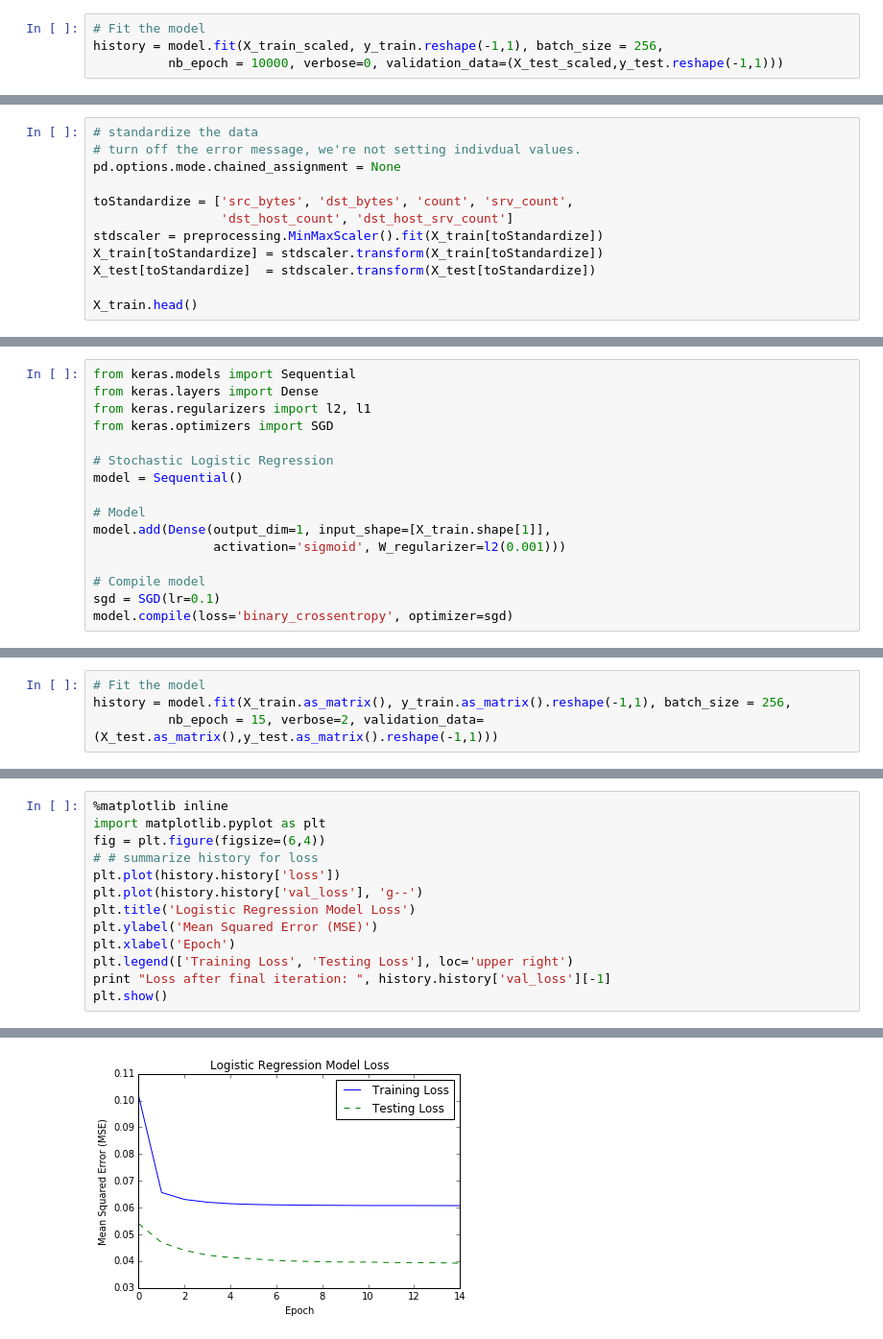
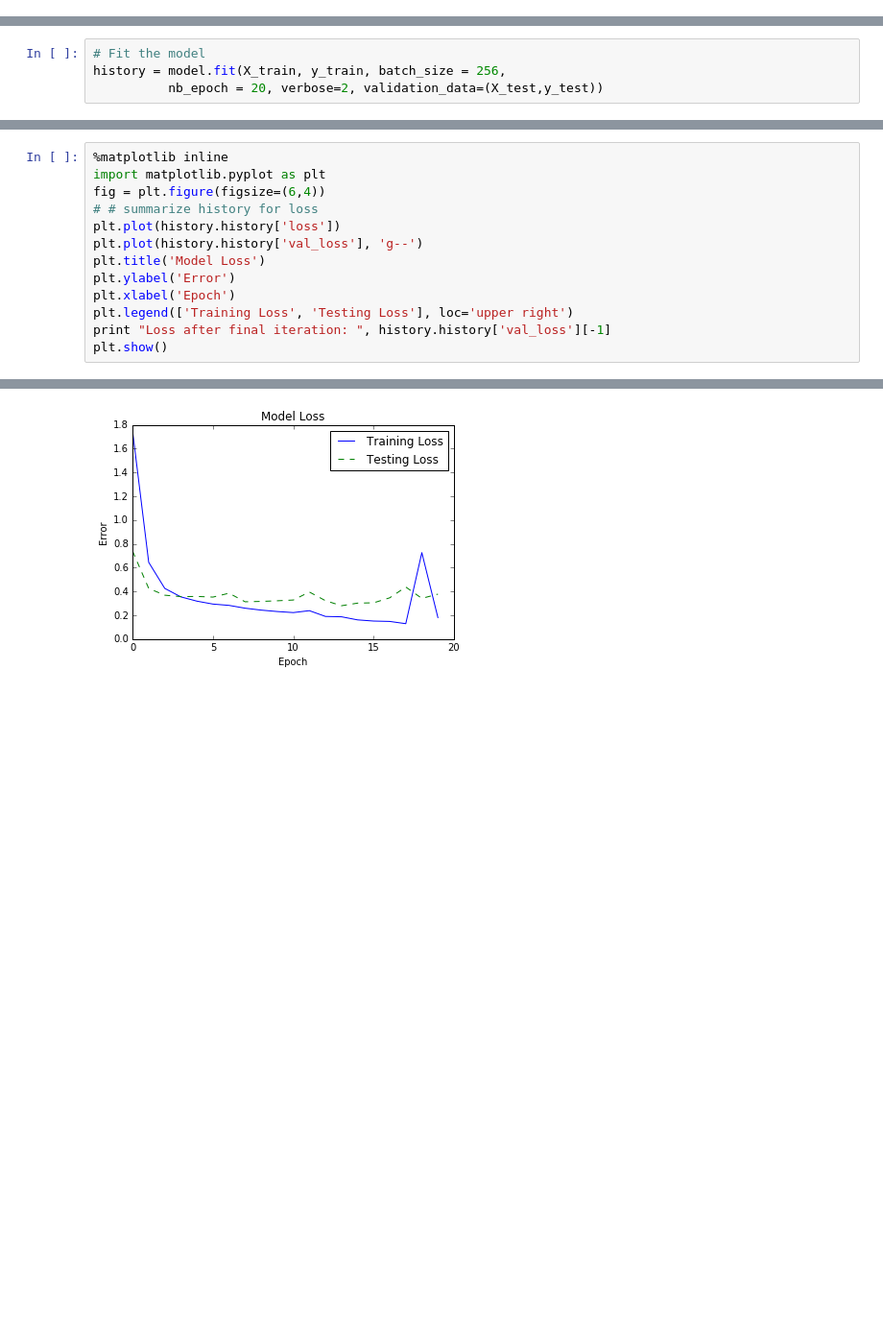
Before and after one commit to ehabmohamed/projects, a Jupyter notebook: ImageClassifier/ImageClassifier.ipynb, the cells around one changed output, grey strips where cells are left out. Shown: that part at 96% size. Saved outputs shown, nothing was run; the diff lists cells and outputs as text; blank space fills up the shorter version.

```diff
--- a/ImageClassifier/ImageClassifier.ipynb
+++ b/ImageClassifier/ImageClassifier.ipynb
@@ -62,4 +94,0 @@ model.compile(loss='mean_squared_error', optimizer=sgd)
-# %%
-# Fit the model
-history = model.fit(X_train_scaled, y_train.reshape(-1,1), batch_size = 256,
-          nb_epoch = 10000, verbose=0, validation_data=(X_test_scaled,y_test.reshape(-1,1)))
@@ -244,12 +94,0 @@ print(y_test.shape)
-# %%
-# standardize the data
-# turn off the error message, we're not setting indivdual values.
-pd.options.mode.chained_assignment = None
-
-toStandardize = ['src_bytes', 'dst_bytes', 'count', 'srv_count',
-                 'dst_host_count', 'dst_host_srv_count']
-stdscaler = preprocessing.MinMaxScaler().fit(X_train[toStandardize])
-X_train[toStandardize] = stdscaler.transform(X_train[toStandardize])
-X_test[toStandardize]  = stdscaler.transform(X_test[toStandardize])
-
-X_train.head()
@@ -266,19 +95,3 @@ X_train.head()
-# %%
-from keras.models import Sequential
-from keras.layers import Dense
-from keras.regularizers import l2, l1
-from keras.optimizers import SGD
-
-# Stochastic Logistic Regression
-model = Sequential()
-
-# Model
-model.add(Dense(output_dim=1, input_shape=[X_train.shape[1]],
-                activation='sigmoid', W_regularizer=l2(0.001)))
-
-# Compile model
-sgd = SGD(lr=0.1)
-model.compile(loss='binary_crossentropy', optimizer=sgd)
 # %%
 model.summary()
 # %% [output]
@@ -291,6 +114,6 @@ Total params: 119
 ____________________________________________________________________________________________________
 # %%
 # Fit the model
-history = model.fit(X_train.as_matrix(), y_train.as_matrix().reshape(-1,1), batch_size = 256,
-          nb_epoch = 15, verbose=2, validation_data=(X_test.as_matrix(),y_test.as_matrix().reshape(-1,1)))
+history = model.fit(X_train, y_train, batch_size = 256,
+          nb_epoch = 20, verbose=2, validation_data=(X_test,y_test))
 # %% [output]
@@ -318,8 +141,8 @@ fig = plt.figure(figsize=(6,4))
 # # summarize history for loss
 plt.plot(history.history['loss'])
 plt.plot(history.history['val_loss'], 'g--')
-plt.title('Logistic Regression Model Loss')
-plt.ylabel('Mean Squared Error (MSE)')
+plt.title('Model Loss')
+plt.ylabel('Error')
 plt.xlabel('Epoch')
 plt.legend(['Training Loss', 'Testing Loss'], loc='upper right')
 print "Loss after final iteration: ", history.history['val_loss'][-1]
@@ -329 +152 @@ Loss after final iteration:  0.0392139440933
-[figure, old version]
+[figure, new version]
```
Also changed, not shown: parts of 31 cells of this notebook.
